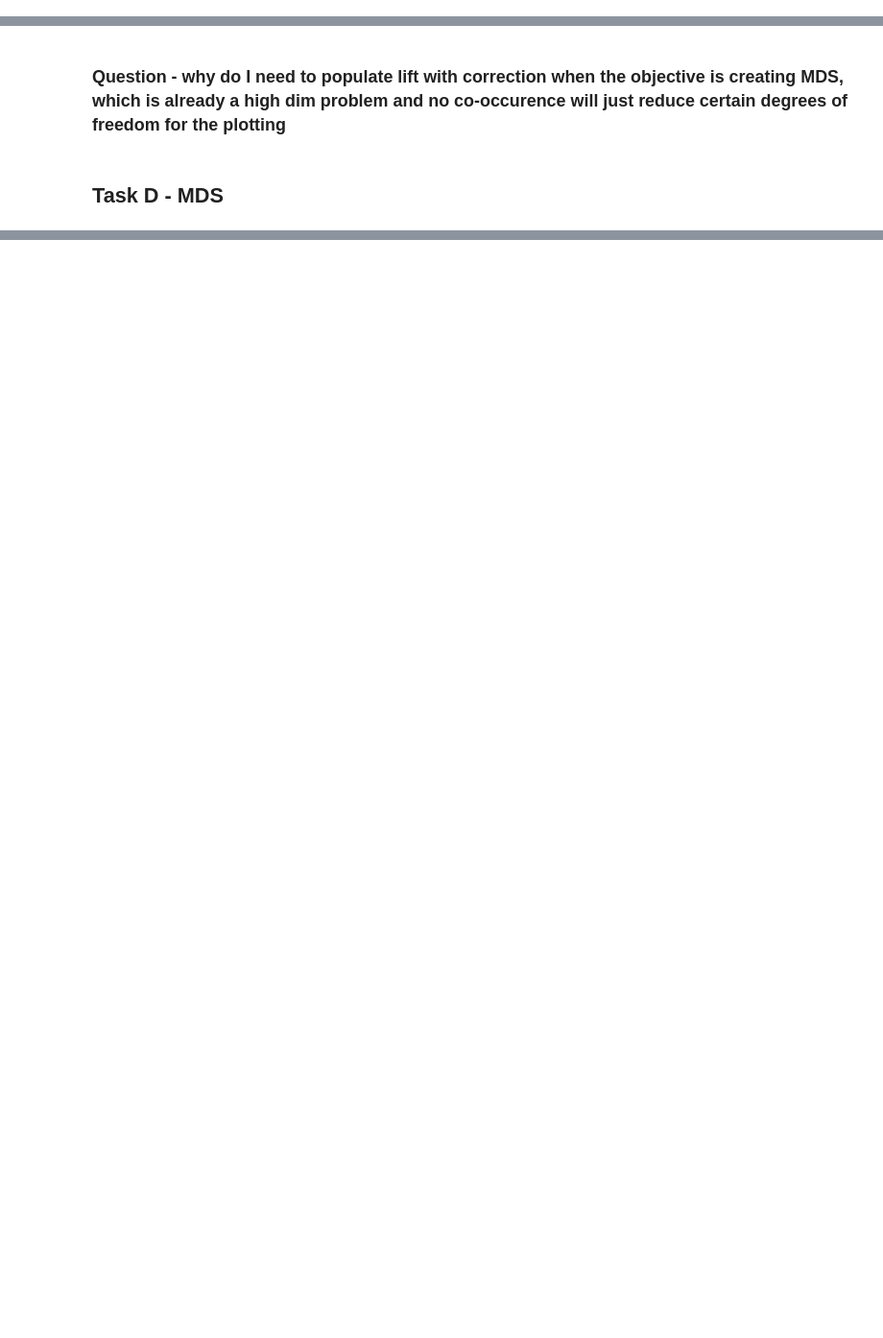
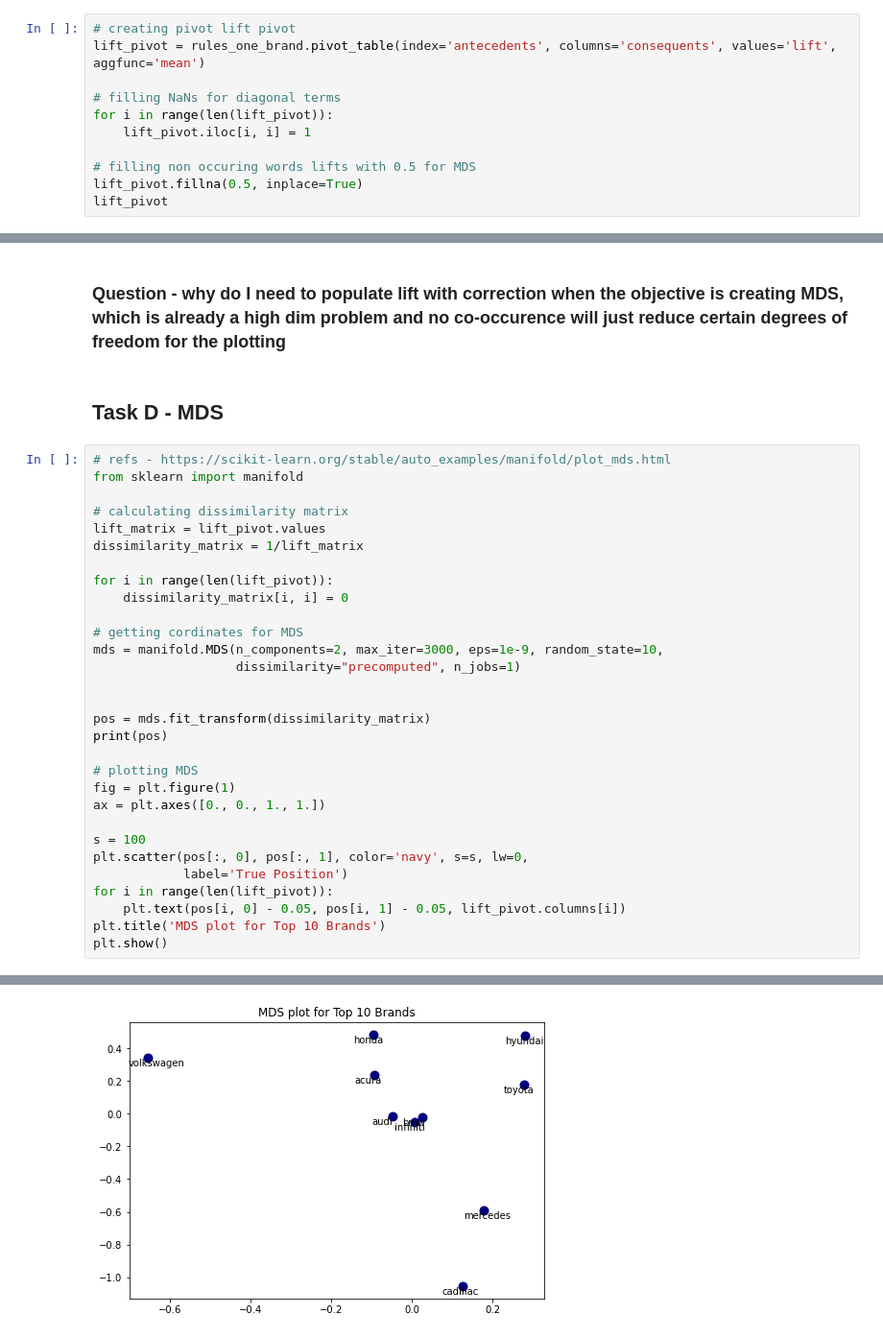
Before and after one commit to vicgpt/Unstructured-Data-Analytics, a Jupyter notebook: Assignment 1 - Car Brands/Car-Brand-Text-Analytics-vishal.ipynb, the cells around one changed output, grey strips where cells are left out. Shown at 96% size. Drawn from its saved outputs; the diff is of its cells as text; blank space fills up the shorter version.

```diff
--- a/Assignment 1 - Car Brands/Car-Brand-Text-Analytics-vishal.ipynb
+++ b/Assignment 1 - Car Brands/Car-Brand-Text-Analytics-vishal.ipynb
@@ -443,0 +428,11 @@ lift_pivot
+# %%
+# creating pivot lift pivot
+lift_pivot = rules_one_brand.pivot_table(index='antecedents', columns='consequents', values='lift', aggfunc='mean')
+
+# filling NaNs for diagonal terms
+for i in range(len(lift_pivot)):
+    lift_pivot.iloc[i, i] = 1
+
+# filling non occuring words lifts with 0.5 for MDS
+lift_pivot.fillna(0.5, inplace=True)
+lift_pivot
@@ -445,3 +453,34 @@ lift_pivot
 ### Question - why do I need to populate lift with correction when the objective is creating MDS, which is already a high dim problem and no co-occurence will just reduce certain degrees of freedom for the plotting
 # %% [markdown]
 ## Task D - MDS
+# %%
+# refs - https://scikit-learn.org/stable/auto_examples/manifold/plot_mds.html
+from sklearn import manifold
+
+# calculating dissimilarity matrix
+lift_matrix = lift_pivot.values
+dissimilarity_matrix = 1/lift_matrix
+
+for i in range(len(lift_pivot)):
+    dissimilarity_matrix[i, i] = 0
+
+# getting cordinates for MDS
+mds = manifold.MDS(n_components=2, max_iter=3000, eps=1e-9, random_state=10,
+                   dissimilarity="precomputed", n_jobs=1)
+
+
+pos = mds.fit_transform(dissimilarity_matrix)
+print(pos)
+
+# plotting MDS
+fig = plt.figure(1)
+ax = plt.axes([0., 0., 1., 1.])
+
+s = 100
+plt.scatter(pos[:, 0], pos[:, 1], color='navy', s=s, lw=0,
+            label='True Position')
+for i in range(len(lift_pivot)):
+    plt.text(pos[i, 0] - 0.05, pos[i, 1] - 0.05, lift_pivot.columns[i])
+plt.title('MDS plot for Top 10 Brands')
+plt.show()
+# %% [output]
@@ -447,0 +497 @@ lift_pivot
+[figure, added]
```
Also changed, not shown: parts of 5 cells of this notebook.
